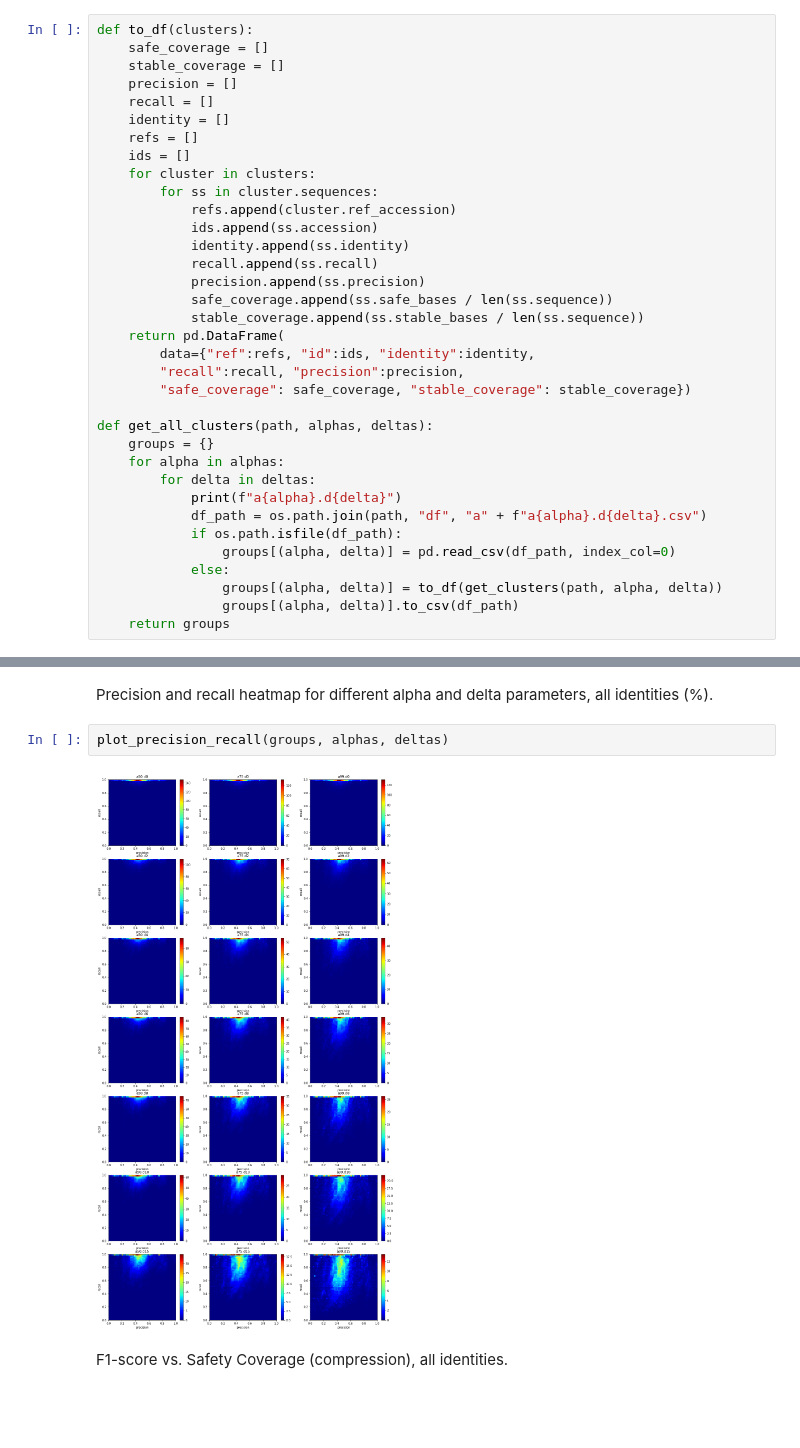
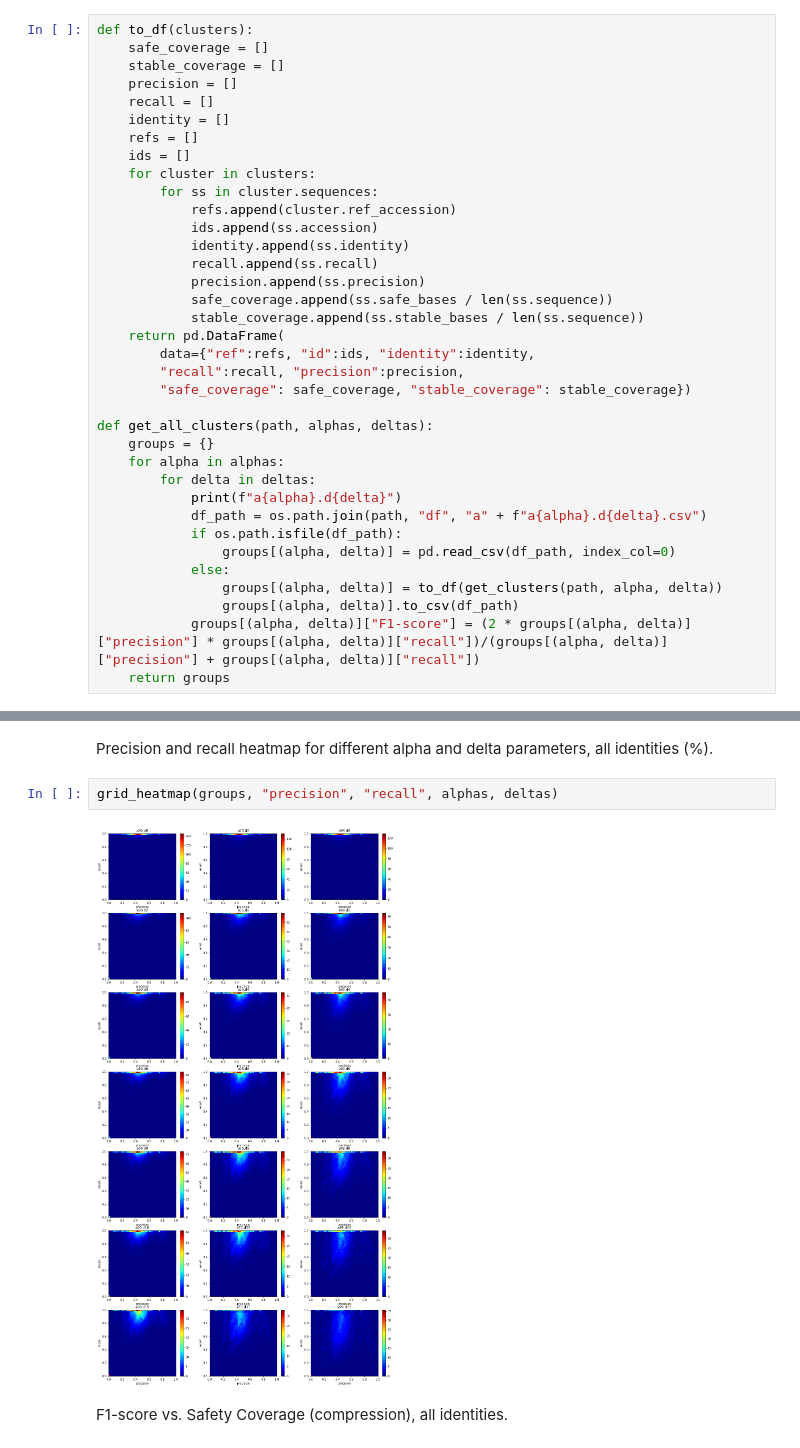
Before and after one commit to algbio/alignment-safety, a Jupyter notebook: pipeline/analysis/motifs.ipynb, the cells around one changed output, grey strips where cells are left out. Saved outputs shown, nothing was run; the diff lists cells and outputs as text; blank space fills up the shorter version.

Commit message:
additional plots

```diff
--- a/pipeline/analysis/motifs.ipynb
+++ b/pipeline/analysis/motifs.ipynb
@@ -316,6 +316,7 @@ def get_all_clusters(path, alphas, deltas):
             else:
                 groups[(alpha, delta)] = to_df(get_clusters(path, alpha, delta))
                 groups[(alpha, delta)].to_csv(df_path)
+            groups[(alpha, delta)]["F1-score"] = (2 * groups[(alpha, delta)]["precision"] * groups[(alpha, delta)]["recall"])/(groups[(alpha, delta)]["precision"] + groups[(alpha, delta)]["recall"])
     return groups
 # %%
 alphas = [50, 75, 99]
@@ -420,9 +418,9 @@ groups = filter(groups, alphas, deltas)
 # %% [markdown]
 Precision and recall heatmap for different alpha and delta parameters, all identities (%).
 # %%
-plot_precision_recall(groups, alphas, deltas)
+grid_heatmap(groups, "precision", "recall", alphas, deltas)
 # %% [output]
-[figure, old version]
+[figure, new version]
 # %% [markdown]
 F1-score vs. Safety Coverage (compression), all identities.
 # %%
```
Also changed, not shown: parts of 11 cells of this notebook.
